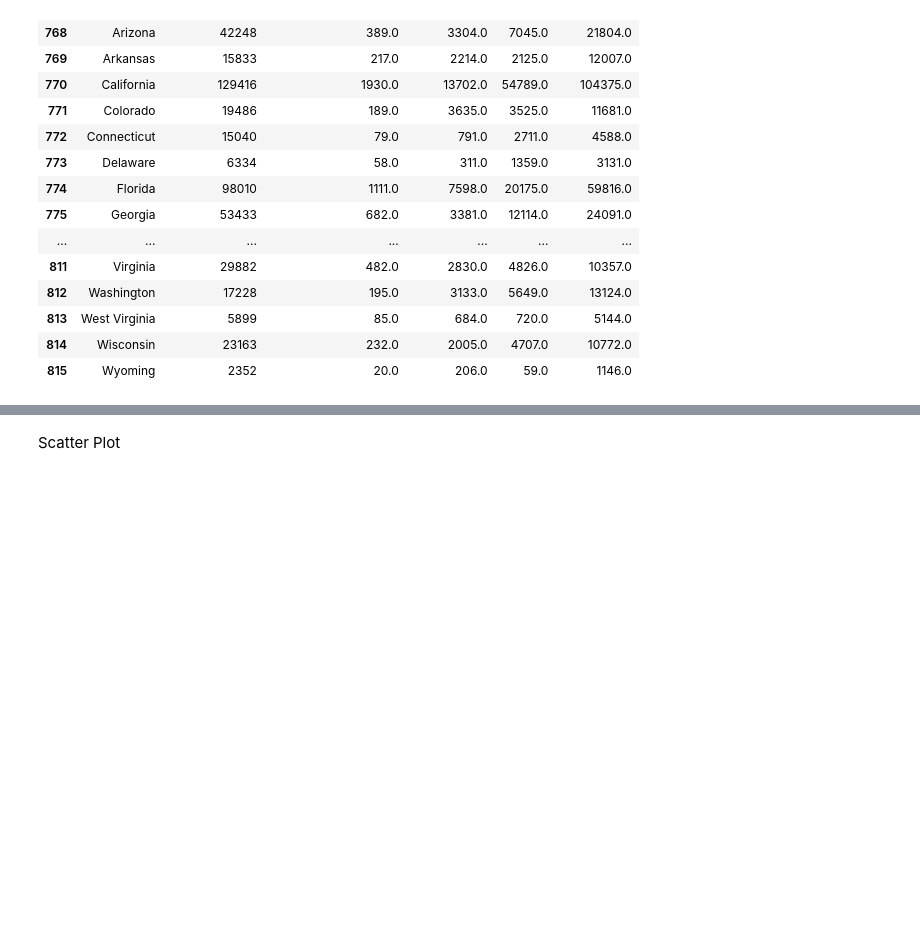
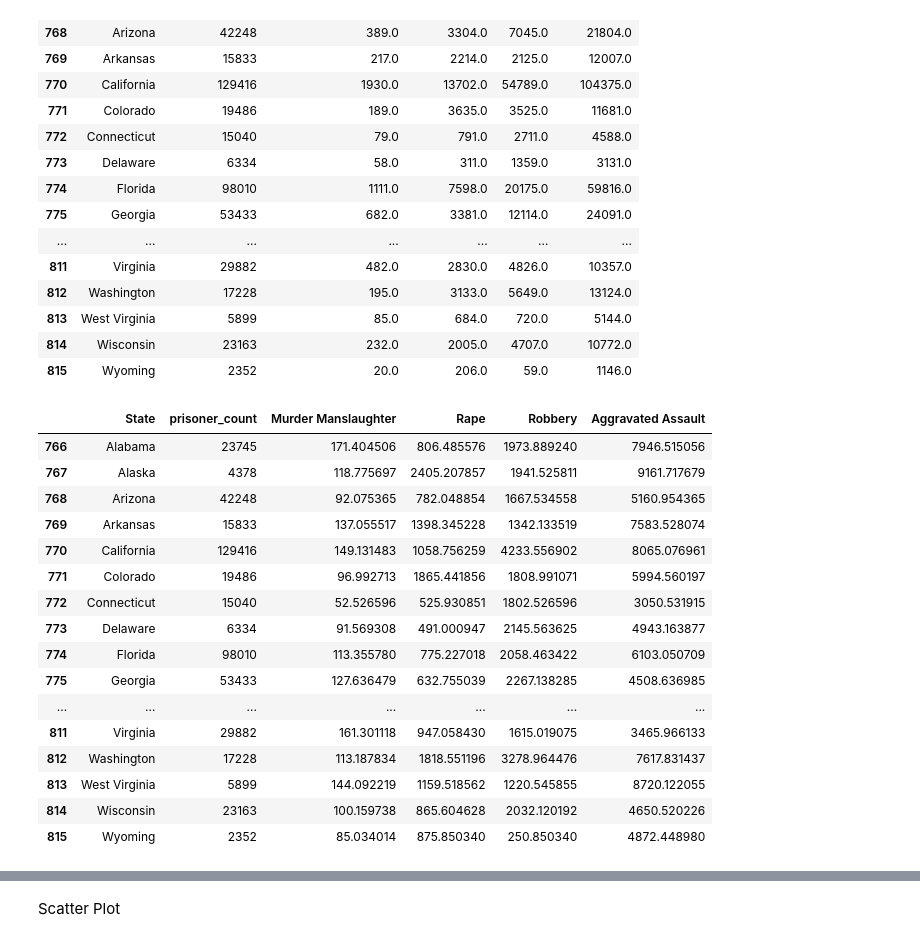
Before and after one commit to Troydehn/Assignment2, a Jupyter notebook: Processing/Processing.ipynb, the cells around one changed output, grey strips where cells are left out. Saved outputs shown, nothing was run; the diff lists cells and outputs as text; code cells hidden in the pictures; blank space fills up the shorter version.

```diff
--- a/Processing/Processing.ipynb
+++ b/Processing/Processing.ipynb
@@ -127,3 +125,26 @@ df = df.apply(normalise, axis = 1)
+# %%
+df = df.apply(normalise, axis = 1)
+df = df.rename(columns={"jurisdiction":"State", "murder_manslaughter": "Murder Manslaughter", "rape_revised": "Rape",
+"robbery": "Robbery", "agg_assault": "Aggravated Assault"})
+df
+# %% [output]
+|  | State | prisoner_count | Murder Manslaughter | Rape | Robbery | Aggravated Assault |
+| 766 | Alabama | 23745 | 171.404506 | 806.485576 | 1973.889240 | 7946.515056 |
+| 767 | Alaska | 4378 | 118.775697 | 2405.207857 | 1941.525811 | 9161.717679 |
+| 768 | Arizona | 42248 | 92.075365 | 782.048854 | 1667.534558 | 5160.954365 |
+| 769 | Arkansas | 15833 | 137.055517 | 1398.345228 | 1342.133519 | 7583.528074 |
+| 770 | California | 129416 | 149.131483 | 1058.756259 | 4233.556902 | 8065.076961 |
+| 771 | Colorado | 19486 | 96.992713 | 1865.441856 | 1808.991071 | 5994.560197 |
+| 772 | Connecticut | 15040 | 52.526596 | 525.930851 | 1802.526596 | 3050.531915 |
+| 773 | Delaware | 6334 | 91.569308 | 491.000947 | 2145.563625 | 4943.163877 |
+| 774 | Florida | 98010 | 113.355780 | 775.227018 | 2058.463422 | 6103.050709 |
+| 775 | Georgia | 53433 | 127.636479 | 632.755039 | 2267.138285 | 4508.636985 |
+| ... | ... | ... | ... | ... | ... | ... |
+| 811 | Virginia | 29882 | 161.301118 | 947.058430 | 1615.019075 | 3465.966133 |
+| 812 | Washington | 17228 | 113.187834 | 1818.551196 | 3278.964476 | 7617.831437 |
+| 813 | West Virginia | 5899 | 144.092219 | 1159.518562 | 1220.545855 | 8720.122055 |
+| 814 | Wisconsin | 23163 | 100.159738 | 865.604628 | 2032.120192 | 4650.520226 |
+| 815 | Wyoming | 2352 | 85.034014 | 875.850340 | 250.850340 | 4872.448980 |
 # %%
 df = df.drop(df.columns[[1]], axis = 1)
 # %%
```
Also changed, not shown: parts of 3 cells of this notebook, 2 other files.
